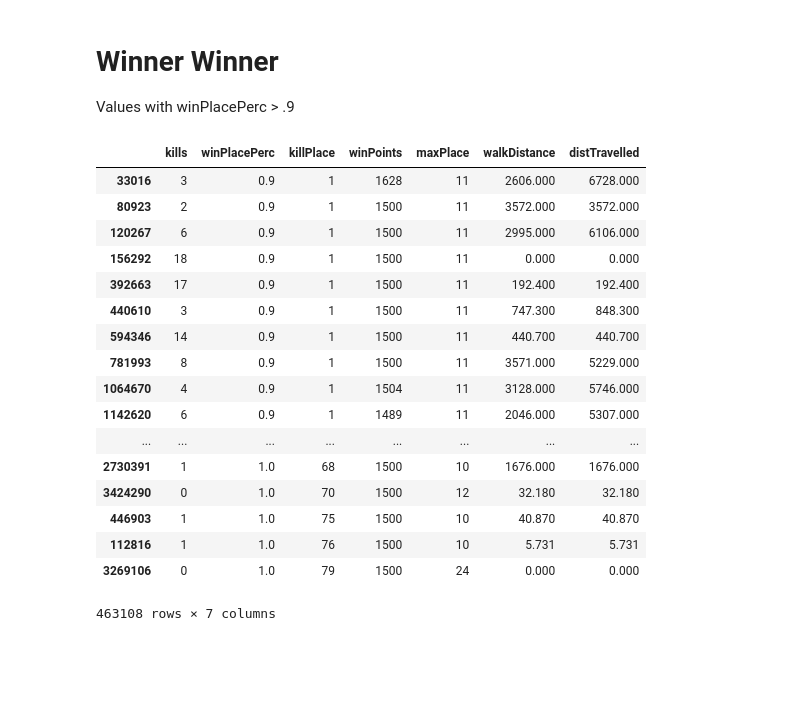
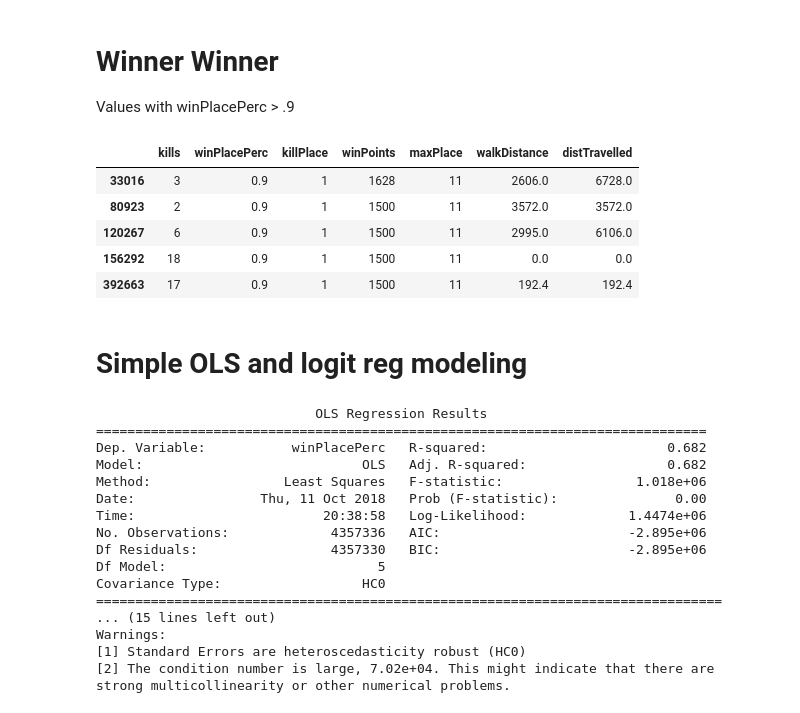
Before and after one commit to PoofyOddish/ChickenDinner, a Jupyter notebook: PUBG_Kagglez.ipynb, the cells around one changed output. Saved outputs shown, nothing was run; the diff lists cells and outputs as text; code cells hidden in the pictures; blank space fills up the shorter version.

```diff
--- a/PUBG_Kagglez.ipynb
+++ b/PUBG_Kagglez.ipynb
@@ -212,23 +163,40 @@ winner_winner['distTravelled']=winner_winner['walkDistance']+winner_winner['swim
 
 winner_winner=winner_winner.drop(['swimDistance','rideDistance'],axis=1)
 # %%
-winner_winner
+winner_winner.head()
 # %% [output]
 |  | kills | winPlacePerc | killPlace | winPoints | maxPlace | walkDistance | distTravelled |
-| 33016 | 3 | 0.9 | 1 | 1628 | 11 | 2606.000 | 6728.000 |
-| 80923 | 2 | 0.9 | 1 | 1500 | 11 | 3572.000 | 3572.000 |
-| 120267 | 6 | 0.9 | 1 | 1500 | 11 | 2995.000 | 6106.000 |
-| 156292 | 18 | 0.9 | 1 | 1500 | 11 | 0.000 | 0.000 |
-| 392663 | 17 | 0.9 | 1 | 1500 | 11 | 192.400 | 192.400 |
-| 440610 | 3 | 0.9 | 1 | 1500 | 11 | 747.300 | 848.300 |
-| 594346 | 14 | 0.9 | 1 | 1500 | 11 | 440.700 | 440.700 |
-| 781993 | 8 | 0.9 | 1 | 1500 | 11 | 3571.000 | 5229.000 |
-| 1064670 | 4 | 0.9 | 1 | 1504 | 11 | 3128.000 | 5746.000 |
-| 1142620 | 6 | 0.9 | 1 | 1489 | 11 | 2046.000 | 5307.000 |
-| ... | ... | ... | ... | ... | ... | ... | ... |
-| 2730391 | 1 | 1.0 | 68 | 1500 | 10 | 1676.000 | 1676.000 |
-| 3424290 | 0 | 1.0 | 70 | 1500 | 12 | 32.180 | 32.180 |
-| 446903 | 1 | 1.0 | 75 | 1500 | 10 | 40.870 | 40.870 |
-| 112816 | 1 | 1.0 | 76 | 1500 | 10 | 5.731 | 5.731 |
-| 3269106 | 0 | 1.0 | 79 | 1500 | 24 | 0.000 | 0.000 |
+| 33016 | 3 | 0.9 | 1 | 1628 | 11 | 2606.0 | 6728.0 |
+| 80923 | 2 | 0.9 | 1 | 1500 | 11 | 3572.0 | 3572.0 |
+| 120267 | 6 | 0.9 | 1 | 1500 | 11 | 2995.0 | 6106.0 |
+| 156292 | 18 | 0.9 | 1 | 1500 | 11 | 0.0 | 0.0 |
+| 392663 | 17 | 0.9 | 1 | 1500 | 11 | 192.4 | 192.4 |
-463108 rows × 7 columns
+# %% [markdown]
+# Simple OLS and logit reg modeling
+# %%
+def reg(dataz,model_type,equation):
+    if model_type=="ols":
+        results = smf.ols(equation,data=dataz).fit(cov_type="HC0")
+    elif model_type=="logit":
+        results = smf.logit(equation,data=dataz).fit()
+    print(results.summary())
+
+reg(training,"ols","winPlacePerc ~ walkDistance + kills + winPoints + heals + DBNOs")
+# %% [output]
+                            OLS Regression Results
+==============================================================================
+Dep. Variable:           winPlacePerc   R-squared:                       0.682
+Model:                            OLS   Adj. R-squared:                  0.682
+Method:                 Least Squares   F-statistic:                 1.018e+06
+Date:                Thu, 11 Oct 2018   Prob (F-statistic):               0.00
+Time:                        20:38:58   Log-Likelihood:             1.4474e+06
+No. Observations:             4357336   AIC:                        -2.895e+06
+Df Residuals:                 4357330   BIC:                        -2.895e+06
+Df Model:                           5
+Covariance Type:                  HC0
+================================================================================
+... (15 lines left out)
+Warnings:
+[1] Standard Errors are heteroscedasticity robust (HC0)
+[2] The condition number is large, 7.02e+04. This might indicate that there are
+strong multicollinearity or other numerical problems.
```
Also changed, not shown: parts of 12 cells of this notebook.
